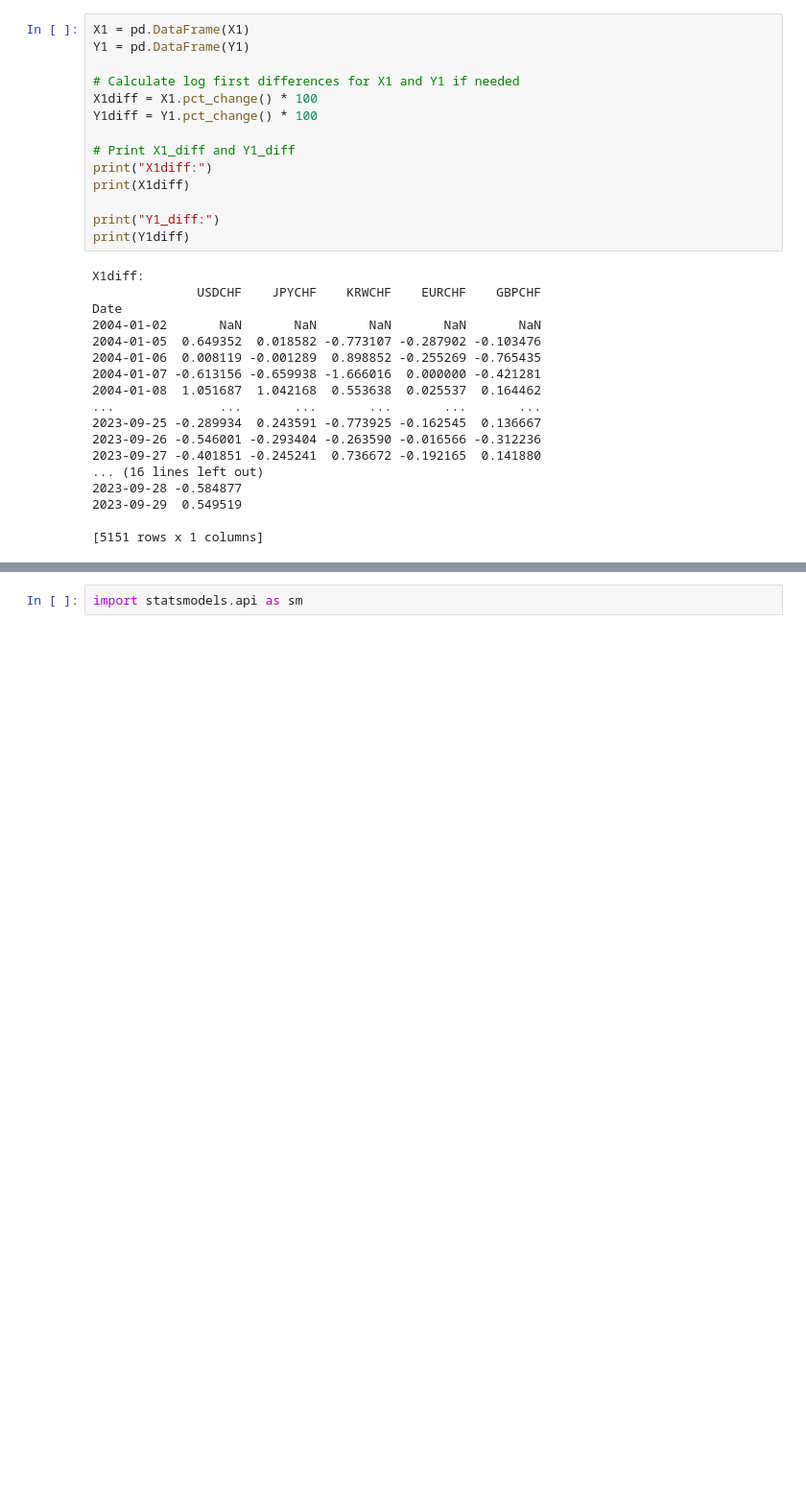
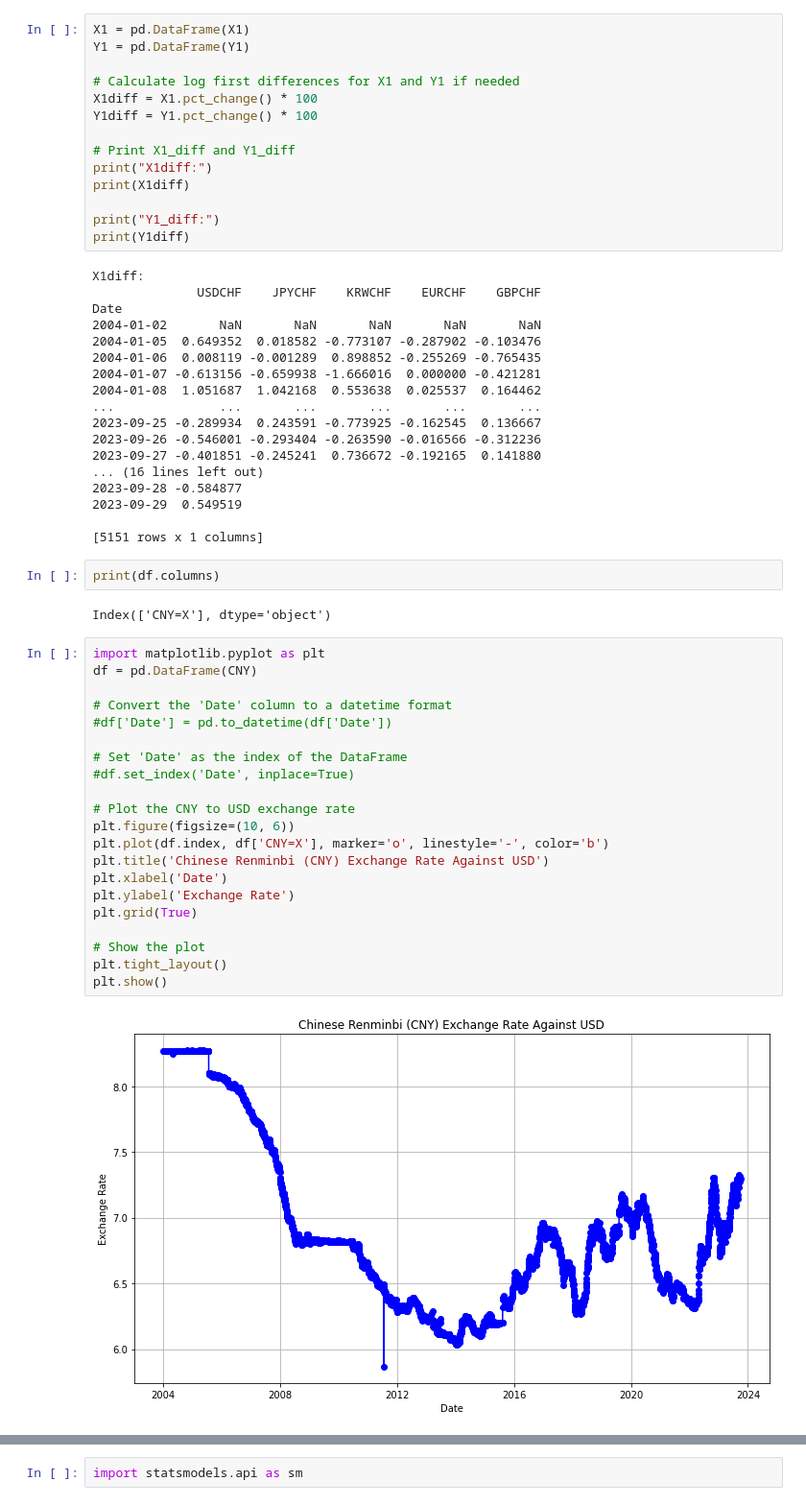
Before and after one commit to McNelis-CMML/Machine-Learning, a Jupyter notebook: NoFreeeLunch.ipynb, the cells around one changed output, grey strips where cells are left out. Shown at 96% size. Saved outputs shown, nothing was run; the diff lists cells and outputs as text; blank space fills up the shorter version.

```diff
--- a/NoFreeeLunch.ipynb
+++ b/NoFreeeLunch.ipynb
@@ -160,3 +164,30 @@ Date
 2023-09-29  0.549519
 
 [5151 rows x 1 columns]
+# %%
+print(df.columns)
+# %% [output]
+Index(['CNY=X'], dtype='object')
+# %%
+import matplotlib.pyplot as plt
+df = pd.DataFrame(CNY)
+
+# Convert the 'Date' column to a datetime format
+#df['Date'] = pd.to_datetime(df['Date'])
+
+# Set 'Date' as the index of the DataFrame
+#df.set_index('Date', inplace=True)
+
+# Plot the CNY to USD exchange rate
+plt.figure(figsize=(10, 6))
+plt.plot(df.index, df['CNY=X'], marker='o', linestyle='-', color='b')
+plt.title('Chinese Renminbi (CNY) Exchange Rate Against USD')
+plt.xlabel('Date')
+plt.ylabel('Exchange Rate')
+plt.grid(True)
+
+# Show the plot
+plt.tight_layout()
+plt.show()
+# %% [output]
+[figure, added]
```
Also changed, not shown: parts of 2 cells of this notebook.
